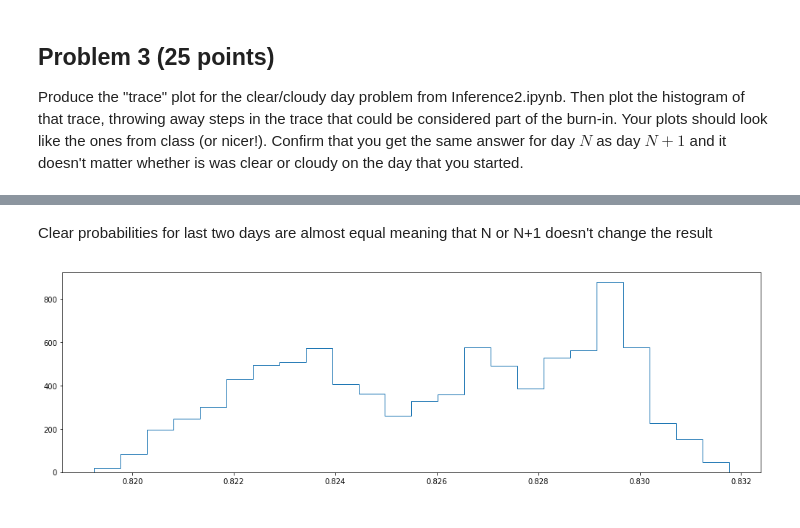
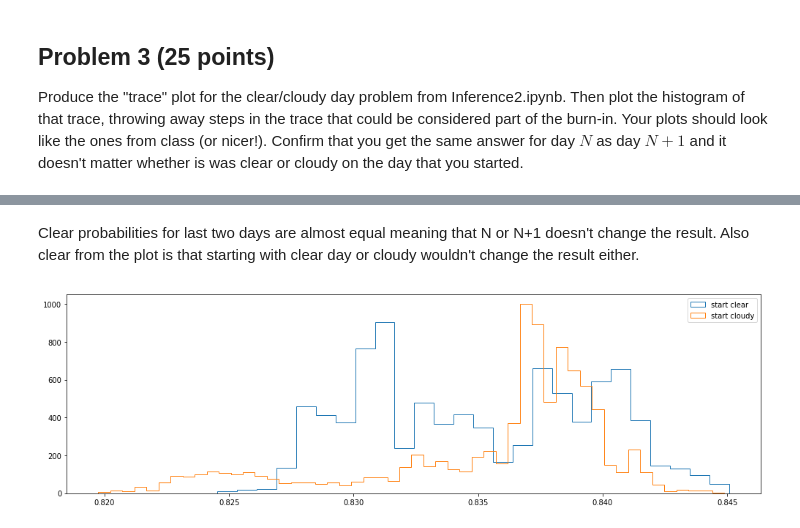
Before and after one commit to PHYST480/homeworks-pranphy, a Jupyter notebook: PHYST480-F18-HW2-PrakashGautam.ipynb, the cells around one changed output, grey strips where cells are left out. Cells and saved outputs as stored; diff of their text form; code cells hidden in the pictures.

```diff
--- a/PHYST480-F18-HW2-PrakashGautam.ipynb
+++ b/PHYST480-F18-HW2-PrakashGautam.ipynb
@@ -111,0 +75,32 @@ Clear probability for last two days are [0.8306661332266453, 0.8305830583058306]
+# %%
+def what_tomorrow(today):
+    toss = np.random.random(1)
+    return  Weather.CLOUDY if (today == Weather.CLEAR and toss < 0.1) or (today == Weather.CLOUDY and toss < 0.5) else Weather.CLEAR
+# %%
+def get_weather_progression(start_with=Weather.CLEAR,total_days=10_000):
+    weather_progression = [start_with]
+    for day in range(total_days):
+        # todays weather was predicted yesterday
+        today = weather_progression[-1]
+        tomorrow = what_tomorrow(today)
+        weather_progression.append(tomorrow)
+    return weather_progression
+# %%
+predict_days = 10_000
+weather_start_clear = get_weather_progression(start_with=Weather.CLEAR,total_days=predict_days)
+# take first x values for weather_progression, count clear days, divide by no of days
+clear_prob_start_clear = [weather_start_clear[:x].count(Weather.CLEAR)/x for x in range(1,predict_days)]
+
+weather_start_cloudy = get_weather_progression(start_with=Weather.CLOUDY,total_days=predict_days)
+# take first x values for weather_progression, count clear days, divide by no of days
+clear_prob_start_cloudy = [weather_start_cloudy[:x].count(Weather.CLEAR)/x for x in range(1,predict_days)]
+
+plt.plot(clear_prob_start_clear,label='Start clear')
+plt.plot(clear_prob_start_cloudy,label='Start Cloudy')
+
+print(f'Clear probability for last two days starting clear  are {clear_prob_start_clear[-2:]}')
+print(f'Clear probability for last two days starting cloudy are {clear_prob_start_cloudy[-2:]}')
+
+plt.xlabel('Days')
+plt.ylabel('P(clear)')
+__ = plt.legend()
@@ -112,9 +111,12 @@ Clear probability for last two days are [0.8306661332266453, 0.8305830583058306]
 # %% [markdown]
-Clear probabilities for last two days are almost equal meaning that N or N+1 doesn't change the result
+Clear probabilities for last two days are almost equal meaning that N or N+1 doesn't change the result. Also clear from the plot is that starting with clear day or cloudy wouldn't change the result either.
 # %%
 # lets burn the first 1000 days
 burn_days = 1000
-setteled_clear = clear_prob[burn_days:]
-___ = amplt.hist(setteled_clear, bins='freedman',histtype='step')
+setteled_clear_start_clear  = clear_prob_start_clear [burn_days:]
+setteled_clear_start_cloudy = clear_prob_start_cloudy[burn_days:]
+___ = amplt.hist(setteled_clear_start_clear , bins='freedman',histtype='step',label='start clear')
+___ = amplt.hist(setteled_clear_start_cloudy, bins='freedman',histtype='step',label='start cloudy')
+___ = plt.legend()
 # %% [output]
-[figure, old version]
+[figure, new version]
```
Also changed, not shown: parts of 6 cells of this notebook.
